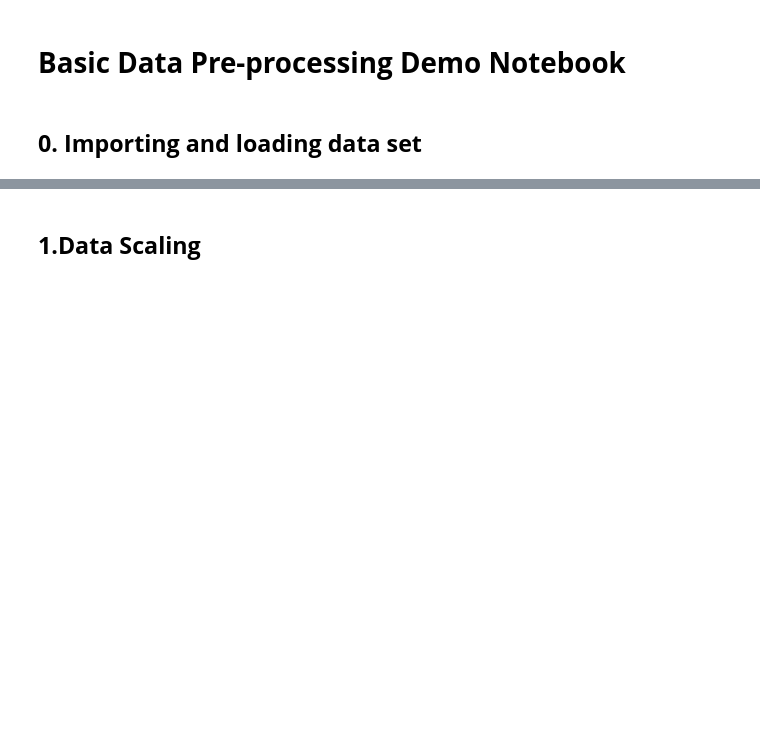
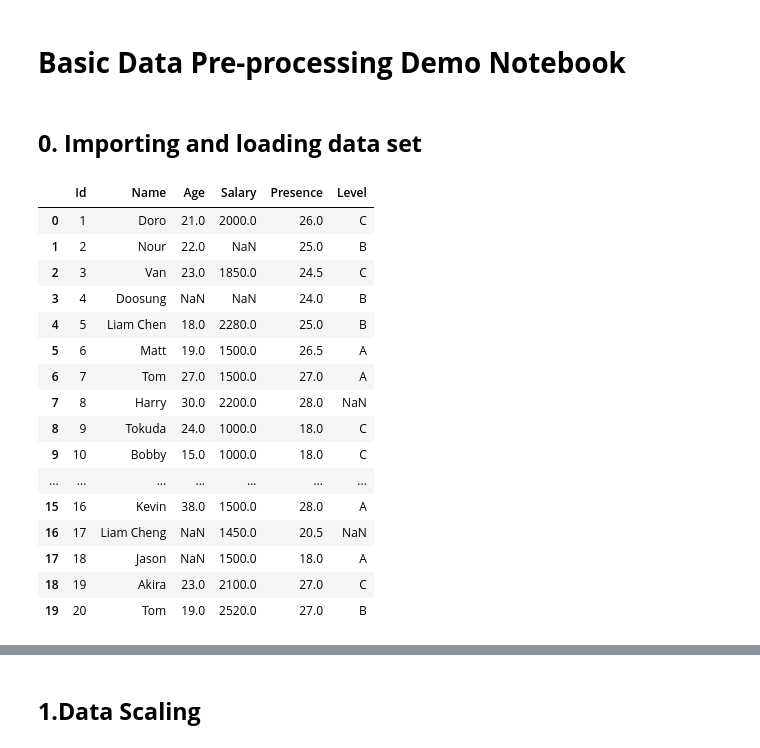
Before and after one commit to briverse17/basic-data-preprocessing, a Jupyter notebook: basic-data-preprocessing.ipynb, the cells around one changed output, grey strips where cells are left out. Saved outputs shown, nothing was run; the diff lists cells and outputs as text; code cells hidden in the pictures; blank space fills up the shorter version.

```diff
--- a/basic-data-preprocessing.ipynb
+++ b/basic-data-preprocessing.ipynb
@@ -10,6 +10,24 @@ import numpy as np
 import matplotlib.pyplot as plt
 # %%
 company = pd.read_csv('https://raw.githubusercontent.com/briverse17/basic-data-preprocessing/master/sun_consultant.csv', sep=",")
-print(company)
+company
+# %% [output]
+|  | Id | Name | Age | Salary | Presence | Level |
+| 0 | 1 | Doro | 21.0 | 2000.0 | 26.0 | C |
+| 1 | 2 | Nour | 22.0 | NaN | 25.0 | B |
+| 2 | 3 | Van | 23.0 | 1850.0 | 24.5 | C |
+| 3 | 4 | Doosung | NaN | NaN | 24.0 | B |
+| 4 | 5 | Liam Chen | 18.0 | 2280.0 | 25.0 | B |
+| 5 | 6 | Matt | 19.0 | 1500.0 | 26.5 | A |
+| 6 | 7 | Tom | 27.0 | 1500.0 | 27.0 | A |
+| 7 | 8 | Harry | 30.0 | 2200.0 | 28.0 | NaN |
+| 8 | 9 | Tokuda | 24.0 | 1000.0 | 18.0 | C |
+| 9 | 10 | Bobby | 15.0 | 1000.0 | 18.0 | C |
+| ... | ... | ... | ... | ... | ... | ... |
+| 15 | 16 | Kevin | 38.0 | 1500.0 | 28.0 | A |
+| 16 | 17 | Liam Cheng | NaN | 1450.0 | 20.5 | NaN |
+| 17 | 18 | Jason | NaN | 1500.0 | 18.0 | A |
+| 18 | 19 | Akira | 23.0 | 2100.0 | 27.0 | C |
+| 19 | 20 | Tom | 19.0 | 2520.0 | 27.0 | B |
 # %%
 company.describe()
```
Also changed, not shown: parts of 6 cells of this notebook.
